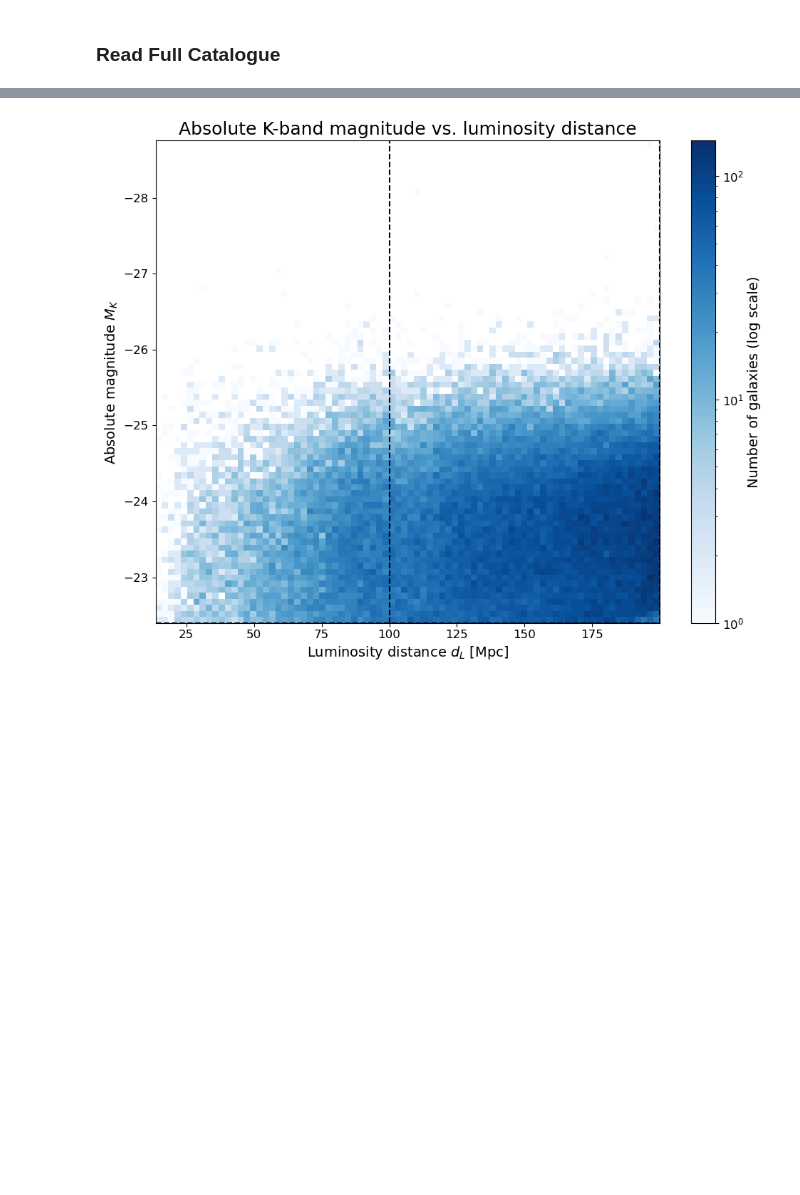
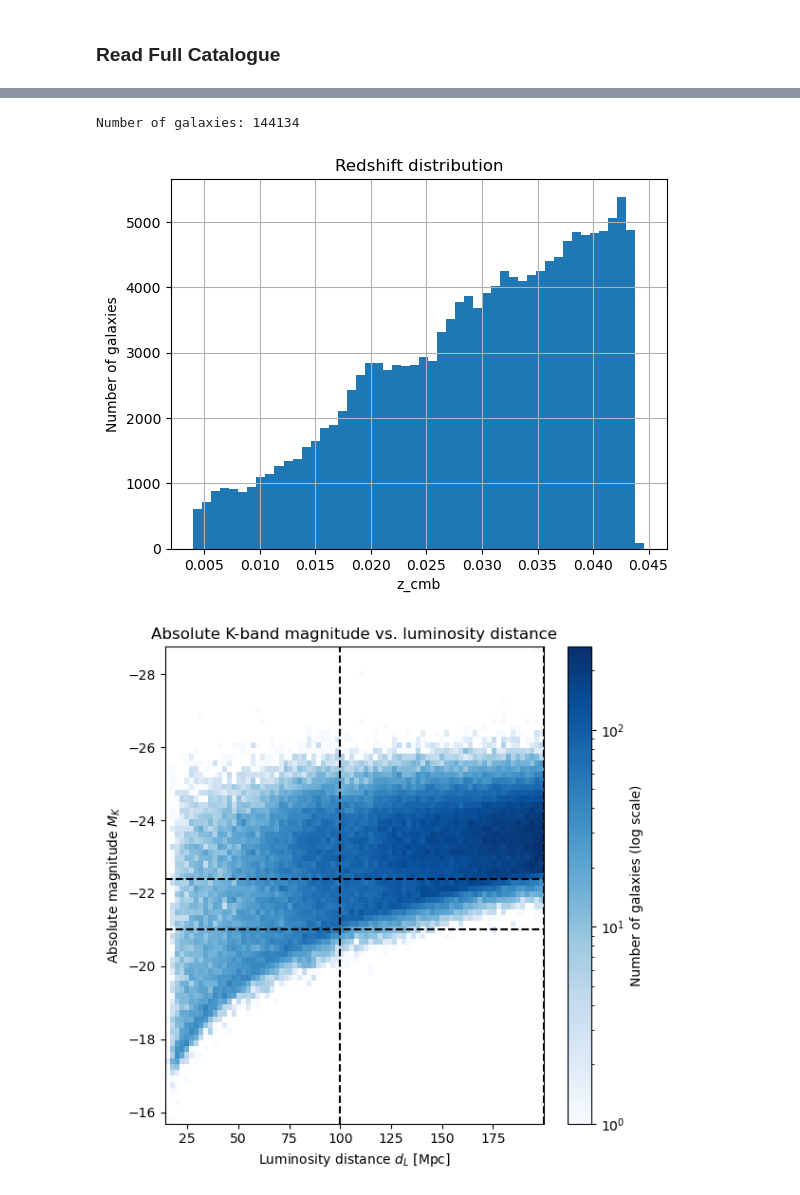
Before and after one commit to FedeDavilaKurban/Auger, a Jupyter notebook: plot1_GLADE_paper1.ipynb, the cells around one changed output, grey strips where cells are left out. Saved outputs shown, nothing was run; the diff lists cells and outputs as text; code cells hidden in the pictures; blank space fills up the shorter version.

```diff
--- a/plot1_GLADE_paper1.ipynb
+++ b/plot1_GLADE_paper1.ipynb
@@ -147,33 +83,50 @@ max         0.054226     199.999638   16256.488001     -15.682146
 # %%
-df = df[df["M_K"]<-22.4]
 
-# Plot
-plt.figure(figsize=(10, 8))
-plt.hist2d(
-    df["d_L"],
-    df["M_K"],
-    bins=80,
-    cmap='Blues',
-    norm=LogNorm()
-)
+# ----------------------------
+# INSPECT DATA
+# ----------------------------
+print("Number of galaxies:", len(df))
 
-# Reference lines
-plt.axvline(x=100, color='k', linestyle='dashed')
-plt.axvline(x=200, color='k', linestyle='dashed')
-plt.axhline(-21, color='k', linestyle='dashed')
-plt.axhline(-22.4, color='k', linestyle='dashed')
 
-# Labels and style
-plt.xlabel("Luminosity distance $d_L$ [Mpc]")
-plt.ylabel("Absolute magnitude $M_K$")
-plt.title("Absolute K-band magnitude vs. luminosity distance")
-plt.gca().invert_yaxis()  # brighter = up
+# Redshift distribution
+def plot_redshift_distribution(df):
+    plt.figure()
+    df['z_cmb'].hist(bins=50)
+    plt.xlabel("z_cmb")
+    plt.ylabel("Number of galaxies")
+    plt.title("Redshift distribution")
+    plt.show()
 
-# Colorbar
-cbar = plt.colorbar()
-cbar.set_label("Number of galaxies (log scale)")
+### Plot K vs cz
+def plot_MK_vs_dL(df):
+    from matplotlib.colors import LogNorm
+    plt.figure(figsize=(6, 6))
+    plt.hist2d(
+        df["d_L"],
+        df["M_K"],
+        bins=80,
+        cmap='Blues',
+        norm=LogNorm()
+    )
+    # Reference lines
+    plt.axvline(x=100, color='k', linestyle='dashed')
+    plt.axvline(x=200, color='k', linestyle='dashed')
+    plt.axhline(-21, color='k', linestyle='dashed')
+    plt.axhline(-22.4, color='k', linestyle='dashed')
+    # Labels and style
+    plt.xlabel("Luminosity distance $d_L$ [Mpc]")
+    plt.ylabel("Absolute magnitude $M_K$")
+    plt.title("Absolute K-band magnitude vs. luminosity distance")
+    plt.gca().invert_yaxis()  # brighter = up
+    # Colorbar
+    cbar = plt.colorbar()
+    cbar.set_label("Number of galaxies (log scale)")
+    plt.tight_layout()
+    plt.show()
 
-plt.tight_layout()
-plt.show()
+plot_redshift_distribution(df)
+plot_MK_vs_dL(df)
 # %% [output]
+Number of galaxies: 144134
-[figure, old version]
+[figure, new version]
+[figure, added]
```
Also changed, not shown: parts of 4 cells of this notebook, 3 other files.
